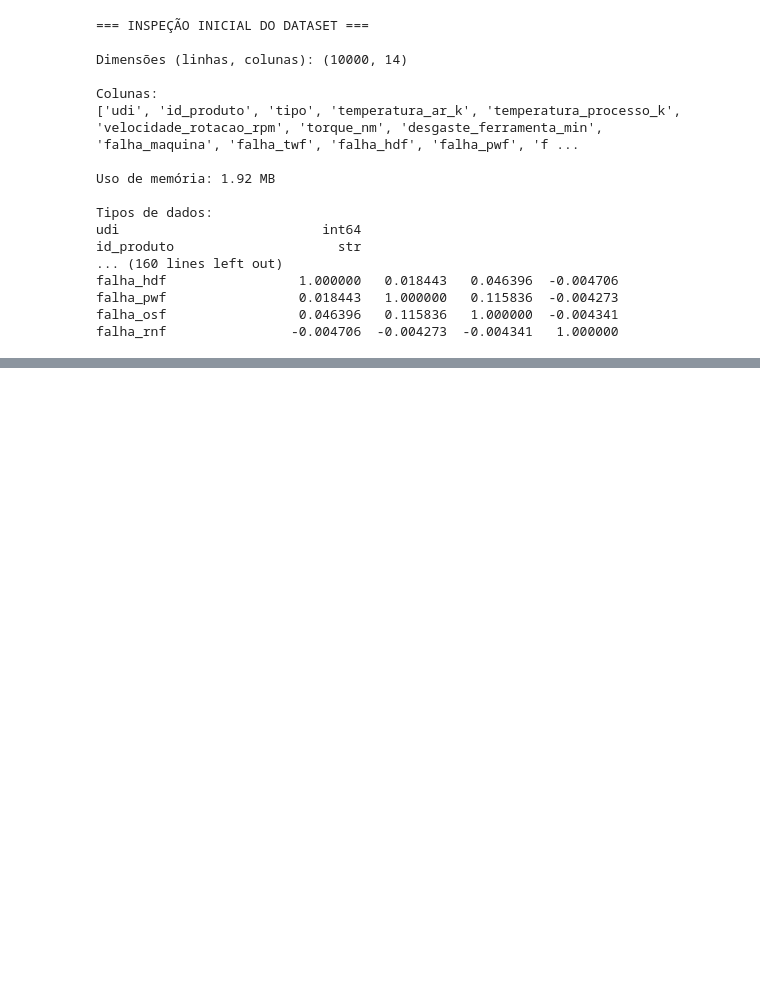
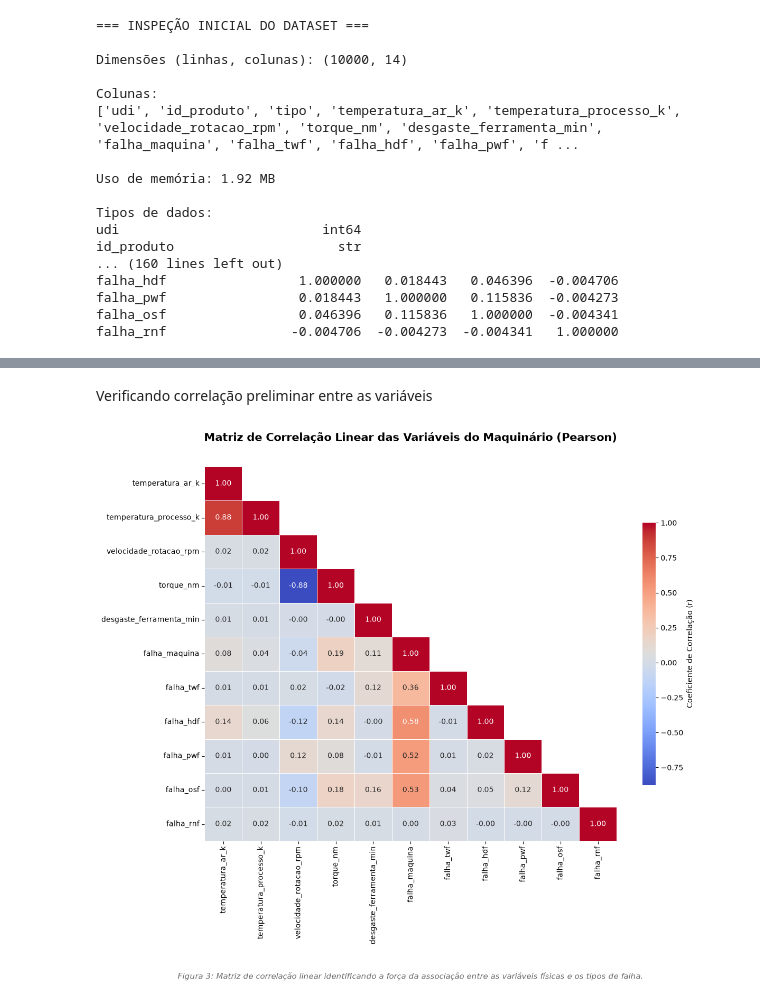
Before and after one commit to raphaelpiresdev-ai/industrial-failure-prediction, a Jupyter notebook: projeto-final.ipynb, the cells around one changed output, grey strips where cells are left out. Saved outputs shown, nothing was run; the diff lists cells and outputs as text; code cells hidden in the pictures; blank space fills up the shorter version.

```diff
--- a/projeto-final.ipynb
+++ b/projeto-final.ipynb
@@ -127,0 +268,56 @@ falha_rnf                -0.004706  -0.004273  -0.004341   1.000000
+# %% [markdown]
+Verificando correlação preliminar entre as variáveis
+# %%
+# Filtrando apenas as colunas numéricas relevantes (removendo o id numérico 'udi')
+df_numerico = df_bruto.select_dtypes(include=[np.number])
+if 'udi' in df_numerico.columns:
+    df_numerico = df_numerico.drop(columns=['udi'])
+
+# Calculando a matriz de correlação correta
+matriz_correlacao = df_numerico.corr()
+
+# Criando a máscara para o triângulo superior (mantendo a diagonal principal se k=1)
+mascara = np.triu(np.ones_like(matriz_correlacao, dtype=bool), k=1)
+
+# Configurando a figura
+fig = plt.figure(figsize=(12, 10))
+
+# Plotando o Heatmap
+sns.heatmap(
+    matriz_correlacao,
+    annot=True,
+    cmap='coolwarm',
+    fmt=".2f",
+    linewidths=.5,
+    mask=mascara,
+    cbar_kws={"shrink": 0.7, "label": "Coeficiente de Correlação (r)"}
+)
+
+# Título principal no topo
+plt.title(
+    'Matriz de Correlação Linear das Variáveis do Maquinário (Pearson)',
+    fontsize=15,
+    fontweight='bold',
+    pad=35
+)
+
+# Ajuste de layout para as variáveis do eixo X não cortarem
+plt.tight_layout()
+
+# Rodapé corrigido com base nas informações REAIS do seu gráfico
+fig.text(x=0.5, y=-0.05,
+         s="Figura 3: Matriz de correlação linear identificando a força da associação entre as variáveis físicas e os tipos de falha.",
+         fontsize=11, fontstyle='italic', color='dimgray', ha='center')
+
+# Salvando os gráficosos na pasta outputs
+caminho_arquivo = os.path.join("outputs", "figura3.png")
+
+plt.savefig(
+    caminho_arquivo,
+    dpi=300,             # Alta resolução
+    bbox_inches='tight'  # Garante que nenhum pedaço do rodapé ou título seja cortado ao salvar
+)
+
+plt.show()
+# %% [output]
+[figure, added]
```
Also changed, not shown: parts of 7 cells of this notebook, 3 other files.
